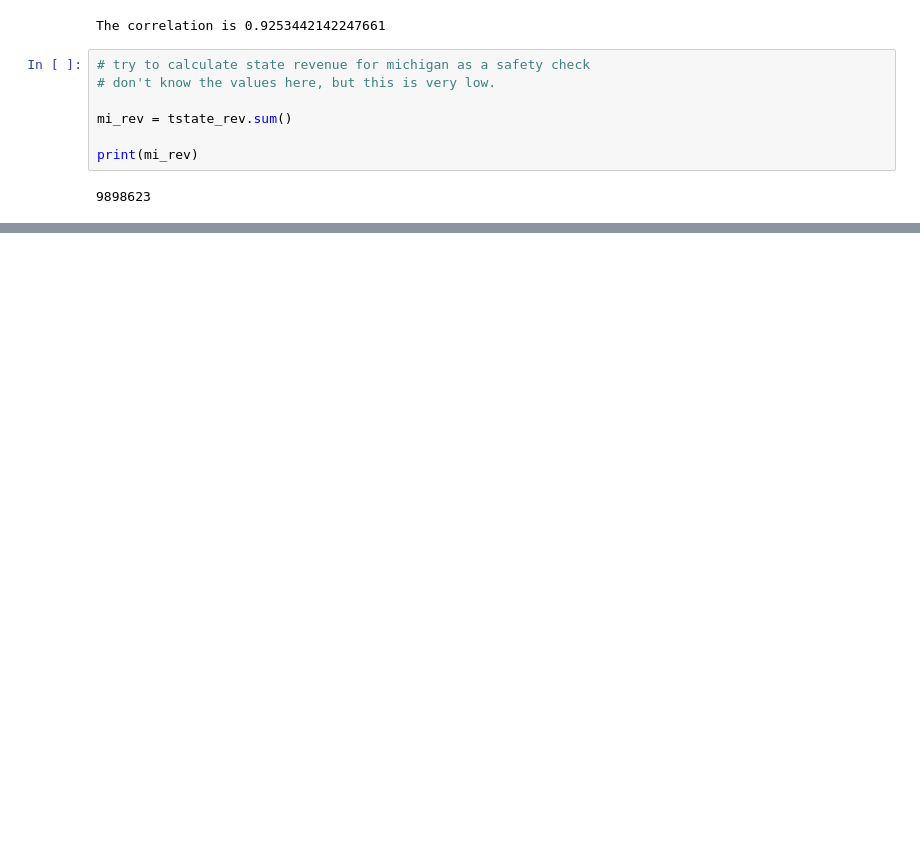
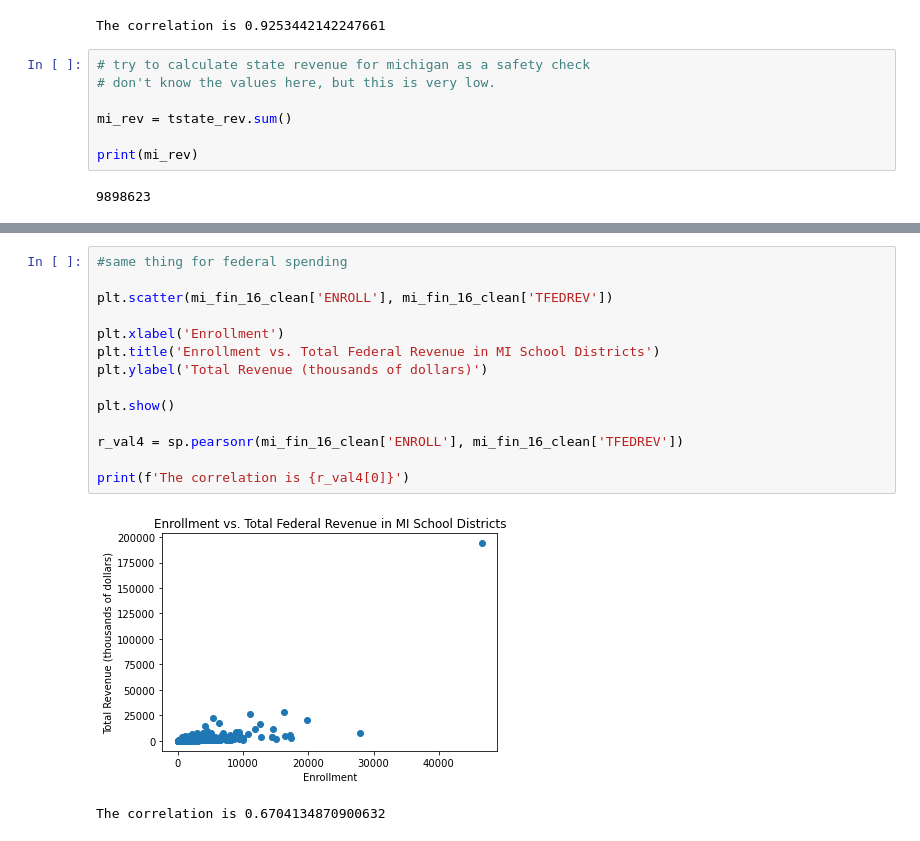
Before and after one commit to robertodiazbriones/Project_2, a Jupyter notebook: Education_finance_exploration.ipynb, the cells around one changed output, grey strips where cells are left out. Saved outputs shown, nothing was run; the diff lists cells and outputs as text; blank space fills up the shorter version.

```diff
--- a/Education_finance_exploration.ipynb
+++ b/Education_finance_exploration.ipynb
@@ -318,0 +337,17 @@ det.head()
+# %%
+#same thing for federal spending
+
+plt.scatter(mi_fin_16_clean['ENROLL'], mi_fin_16_clean['TFEDREV'])
+
+plt.xlabel('Enrollment')
+plt.title('Enrollment vs. Total Federal Revenue in MI School Districts')
+plt.ylabel('Total Revenue (thousands of dollars)')
+
+plt.show()
+
+r_val4 = sp.pearsonr(mi_fin_16_clean['ENROLL'], mi_fin_16_clean['TFEDREV'])
+
+print(f'The correlation is {r_val4[0]}')
+# %% [output]
+[figure, added]
+The correlation is 0.6704134870900632
```
Also changed, not shown: parts of 15 cells of this notebook.
